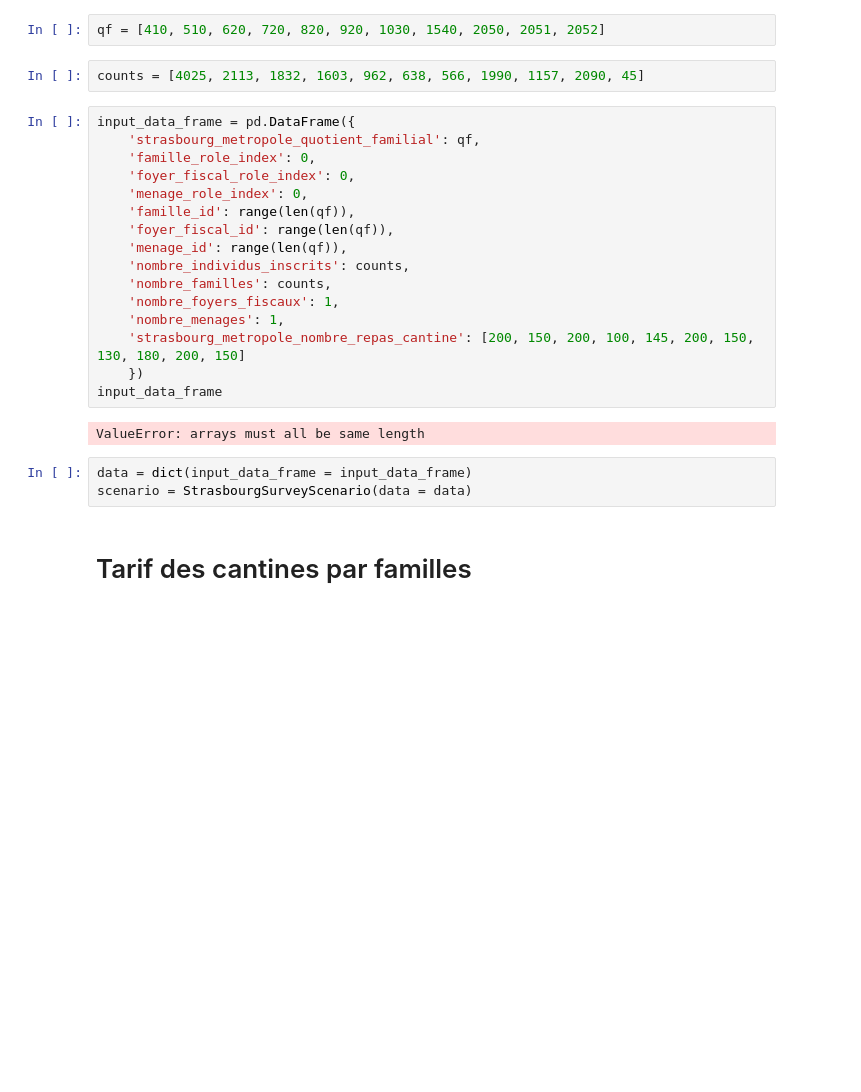
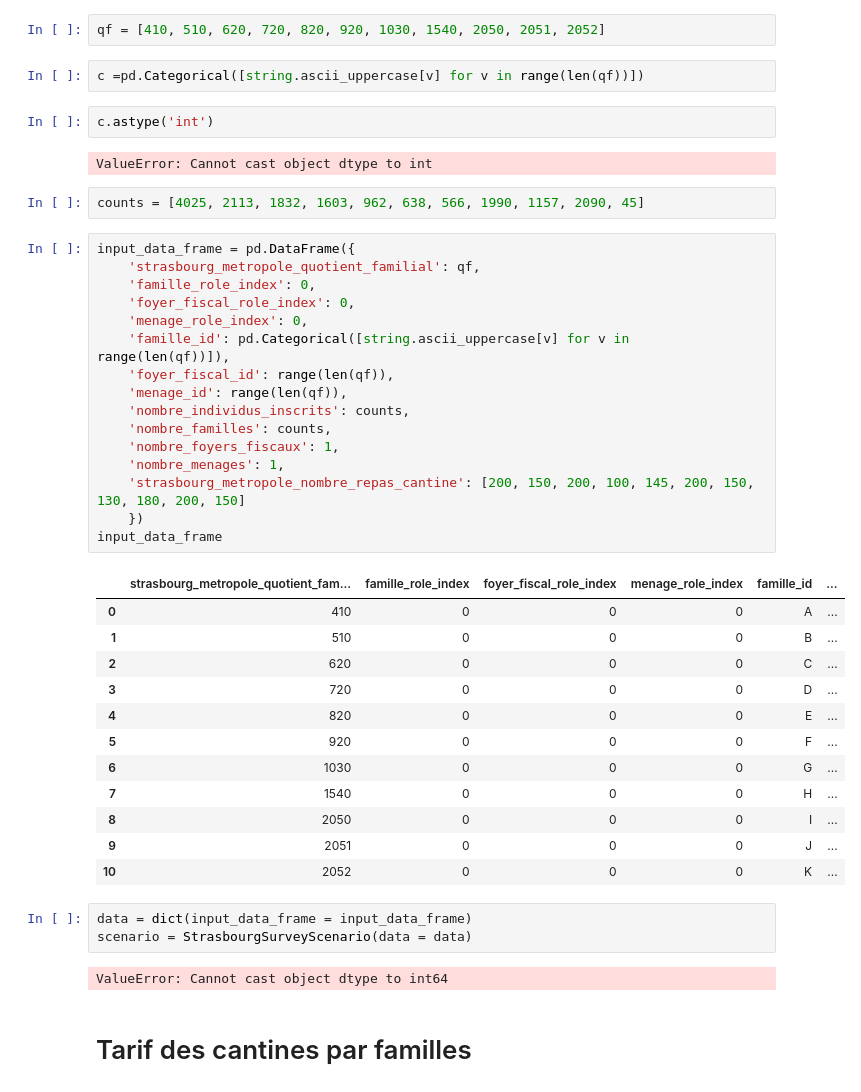
Before and after one commit to guillett/experimentation-strasbourg, a Jupyter notebook: Notebook avec un scenario.ipynb, the cells around one changed output. Saved outputs shown, nothing was run; the diff lists cells and outputs as text; blank space fills up the shorter version.

```diff
--- a/Notebook avec un scenario.ipynb
+++ b/Notebook avec un scenario.ipynb
@@ -22,29 +22,48 @@ class StrasbourgSurveyScenario(AbstractSurveyScenario):
         self.init_from_data(data = data)
 # %%
 qf = [410, 510, 620, 720, 820, 920, 1030, 1540, 2050, 2051, 2052]
+# %%
+c =pd.Categorical([string.ascii_uppercase[v] for v in range(len(qf))])
+# %%
+c.astype('int')
+# %% [output]
+ValueError: Cannot cast object dtype to int
 # %%
 counts = [4025, 2113, 1832, 1603, 962, 638, 566, 1990, 1157, 2090, 45]
 # %%
 input_data_frame = pd.DataFrame({
     'strasbourg_metropole_quotient_familial': qf,
     'famille_role_index': 0,
     'foyer_fiscal_role_index': 0,
     'menage_role_index': 0,
-    'famille_id': range(len(qf)),
+    'famille_id': pd.Categorical([string.ascii_uppercase[v] for v in range(len(qf))]),
     'foyer_fiscal_id': range(len(qf)),
     'menage_id': range(len(qf)),
     'nombre_individus_inscrits': counts,
     'nombre_familles': counts,
     'nombre_foyers_fiscaux': 1,
     'nombre_menages': 1,
     'strasbourg_metropole_nombre_repas_cantine': [200, 150, 200, 100, 145, 200, 150, 130, 180, 200, 150]
     })
 input_data_frame
 # %% [output]
-ValueError: arrays must all be same length
+|  | strasbourg_metropole_quotient_fam... | famille_role_index | foyer_fiscal_role_index | menage_role_index | famille_id | ... |
+| 0 | 410 | 0 | 0 | 0 | A | ... |
+| 1 | 510 | 0 | 0 | 0 | B | ... |
+| 2 | 620 | 0 | 0 | 0 | C | ... |
+| 3 | 720 | 0 | 0 | 0 | D | ... |
+| 4 | 820 | 0 | 0 | 0 | E | ... |
+| 5 | 920 | 0 | 0 | 0 | F | ... |
+| 6 | 1030 | 0 | 0 | 0 | G | ... |
+| 7 | 1540 | 0 | 0 | 0 | H | ... |
+| 8 | 2050 | 0 | 0 | 0 | I | ... |
+| 9 | 2051 | 0 | 0 | 0 | J | ... |
+| 10 | 2052 | 0 | 0 | 0 | K | ... |
 # %%
 data = dict(input_data_frame = input_data_frame)
 scenario = StrasbourgSurveyScenario(data = data)
+# %% [output]
+ValueError: Cannot cast object dtype to int64
 # %% [markdown]
 # Tarif des cantines par familles
 # %%
```
Also changed, not shown: parts of 2 cells of this notebook, 3 other files.
